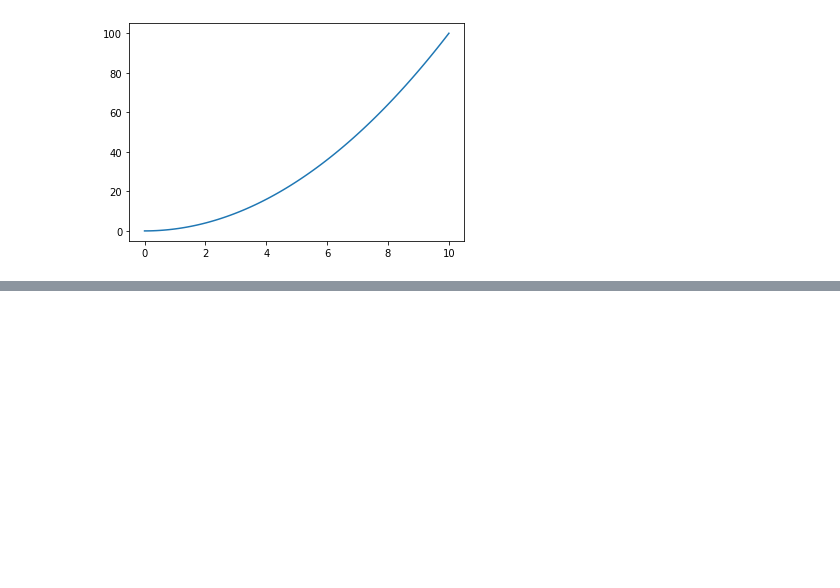
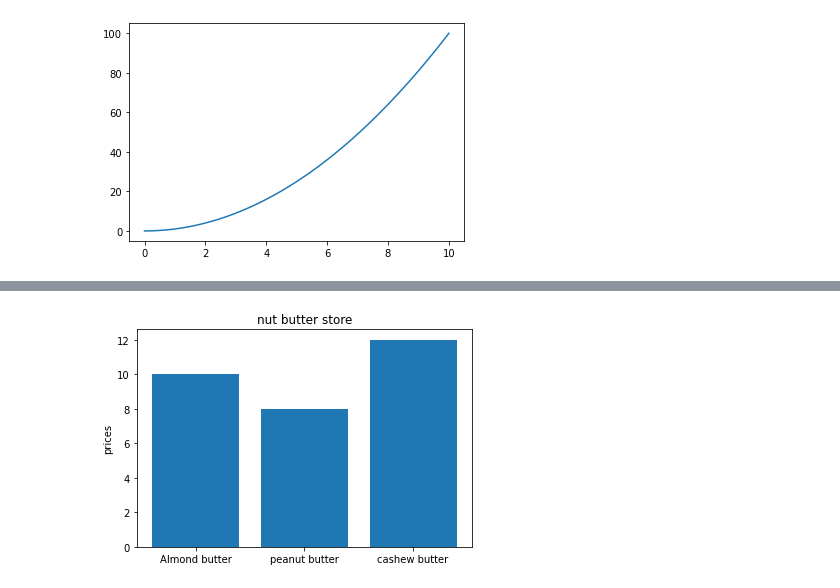
Before and after one commit to caxefaizan/S3_bucket_manipulation, a Jupyter notebook: intro to matplotlib.ipynb, the cells around one changed output, grey strips where cells are left out. Saved outputs shown, nothing was run; the diff lists cells and outputs as text; code cells hidden in the pictures; blank space fills up the shorter version.

```diff
--- a/intro to matplotlib.ipynb
+++ b/intro to matplotlib.ipynb
@@ -83,0 +99,9 @@ ax.plot(x,x**2);
+# %%
+nut_butter_prices = { 'Almond butter':10,
+                     'peanut butter':8,
+                    'cashew butter':12}
+fig,ax = plt.subplots()
+ax.bar(nut_butter_prices.keys(),nut_butter_prices.values())
+ax.set(title='nut butter store',ylabel='prices' );# ; is used to not show the data but only the graph
+# %% [output]
+[figure, added]
```
Also changed, not shown: parts of 34 cells of this notebook.
